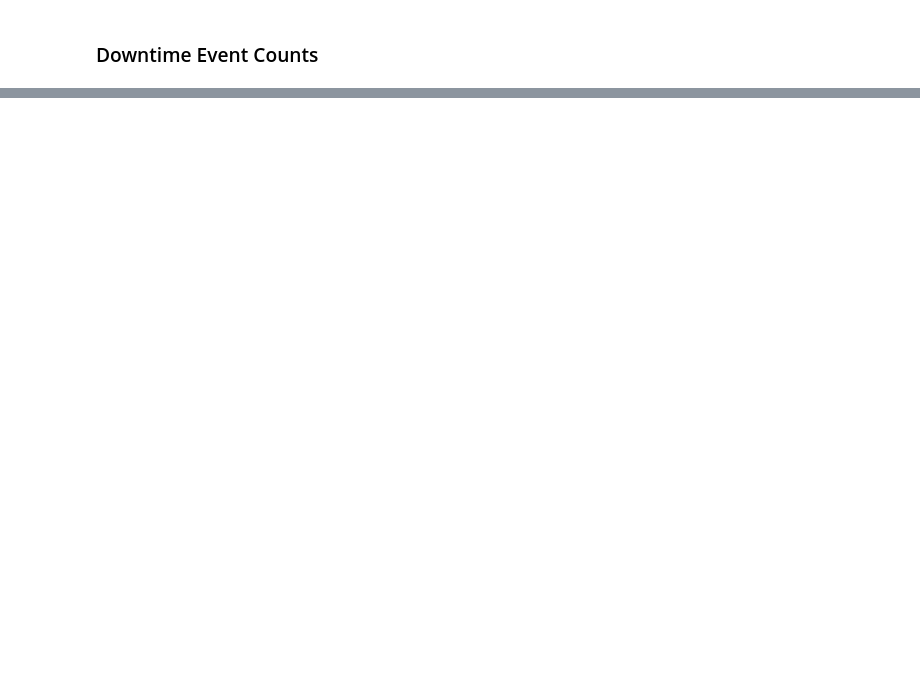
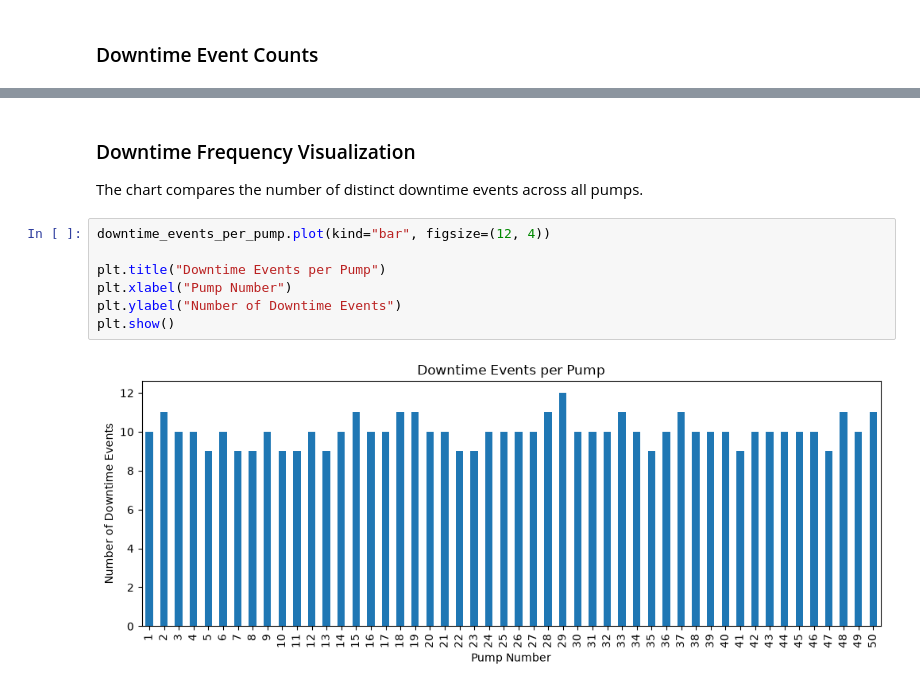
Before and after one commit to MohnishMehta/Break-Through-Tech-ML-Pipeline, a Jupyter notebook: notebooks/01_data_exploration.ipynb, the cells around one changed output, grey strips where cells are left out. Saved outputs shown, nothing was run; the diff lists cells and outputs as text; blank space fills up the shorter version.

Commit message:
Analyze downtime frequency by pump

```diff
--- a/notebooks/01_data_exploration.ipynb
+++ b/notebooks/01_data_exploration.ipynb
@@ -155,0 +237,13 @@ downtime_events_per_pump
+# %% [markdown]
+### Downtime Frequency Visualization
+
+The chart compares the number of distinct downtime events across all pumps.
+# %%
+downtime_events_per_pump.plot(kind="bar", figsize=(12, 4))
+
+plt.title("Downtime Events per Pump")
+plt.xlabel("Pump Number")
+plt.ylabel("Number of Downtime Events")
+plt.show()
+# %% [output]
+[figure, added]
```
Also changed, not shown: parts of 10 cells of this notebook.
